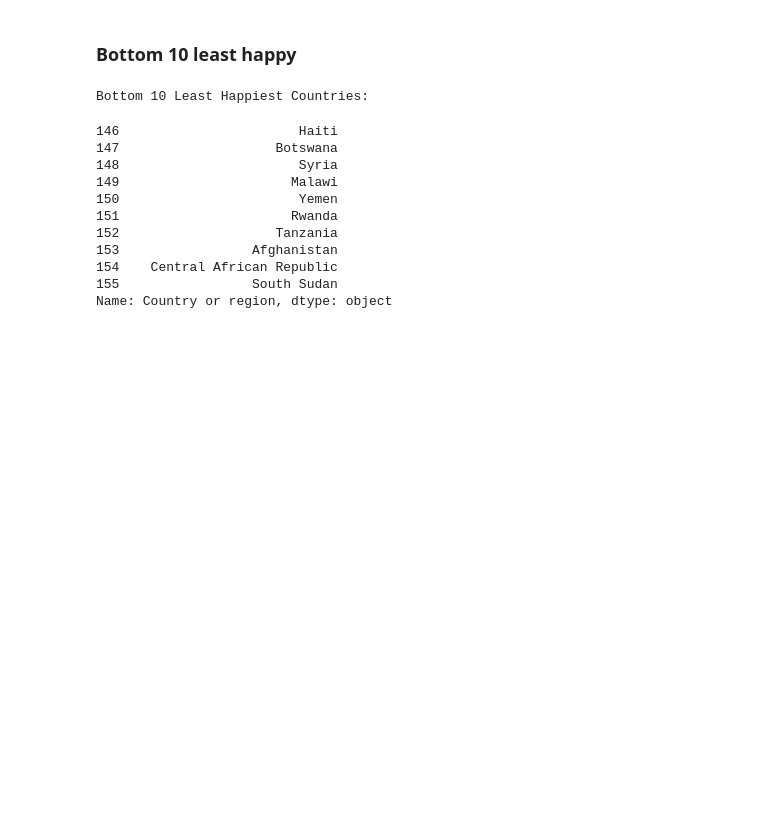
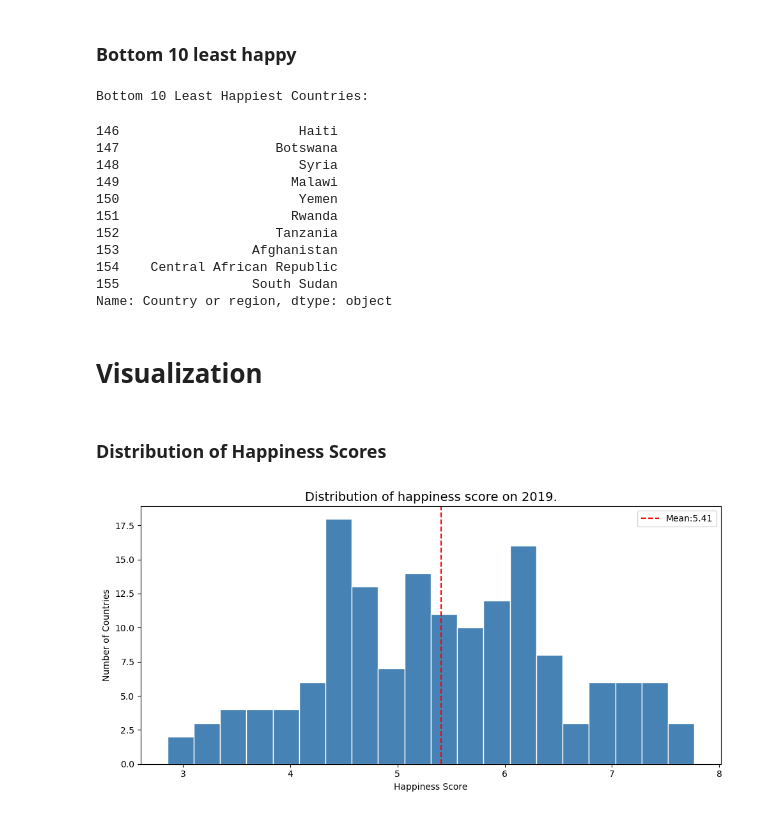
Before and after one commit to rohan0005/Python-Projects, a Jupyter notebook: 2019 World Happiness Report Analysis/2019 World Happiness Analysis.ipynb, the cells around one changed output. Drawn from its saved outputs; the diff is of its cells as text; code cells hidden in the pictures; blank space fills up the shorter version.

Commit message:
Done some Visualizations

```diff
--- a/2019 World Happiness Report Analysis/2019 World Happiness Analysis.ipynb
+++ b/2019 World Happiness Report Analysis/2019 World Happiness Analysis.ipynb
@@ -137,3 +164,24 @@ Bottom 10 Least Happiest Countries:
 154    Central African Republic
 155                 South Sudan
 Name: Country or region, dtype: object
+# %% [markdown]
+# Visualization
+# %% [markdown]
+### Distribution of Happiness Scores
+# %%
+plt.figure(figsize=(10, 5))
+plt.hist(df['Score'], bins=20, color='steelblue', edgecolor='white')
+
+#label and title
+plt.title("Distribution of happiness score on 2019.", fontsize=14)
+plt.xlabel("Happiness Score")
+plt.ylabel("Number of Countries")
+
+## Adding a vertical line for the mean
+
+plt.axvline(df['Score'].mean(), color='red', linestyle='--', label=f"Mean:{df['Score'].mean():.2f}")
+plt.legend()
+plt.tight_layout()
+plt.show()
+# %% [output]
+[figure, added]
```
Also changed, not shown: parts of 14 cells of this notebook.
